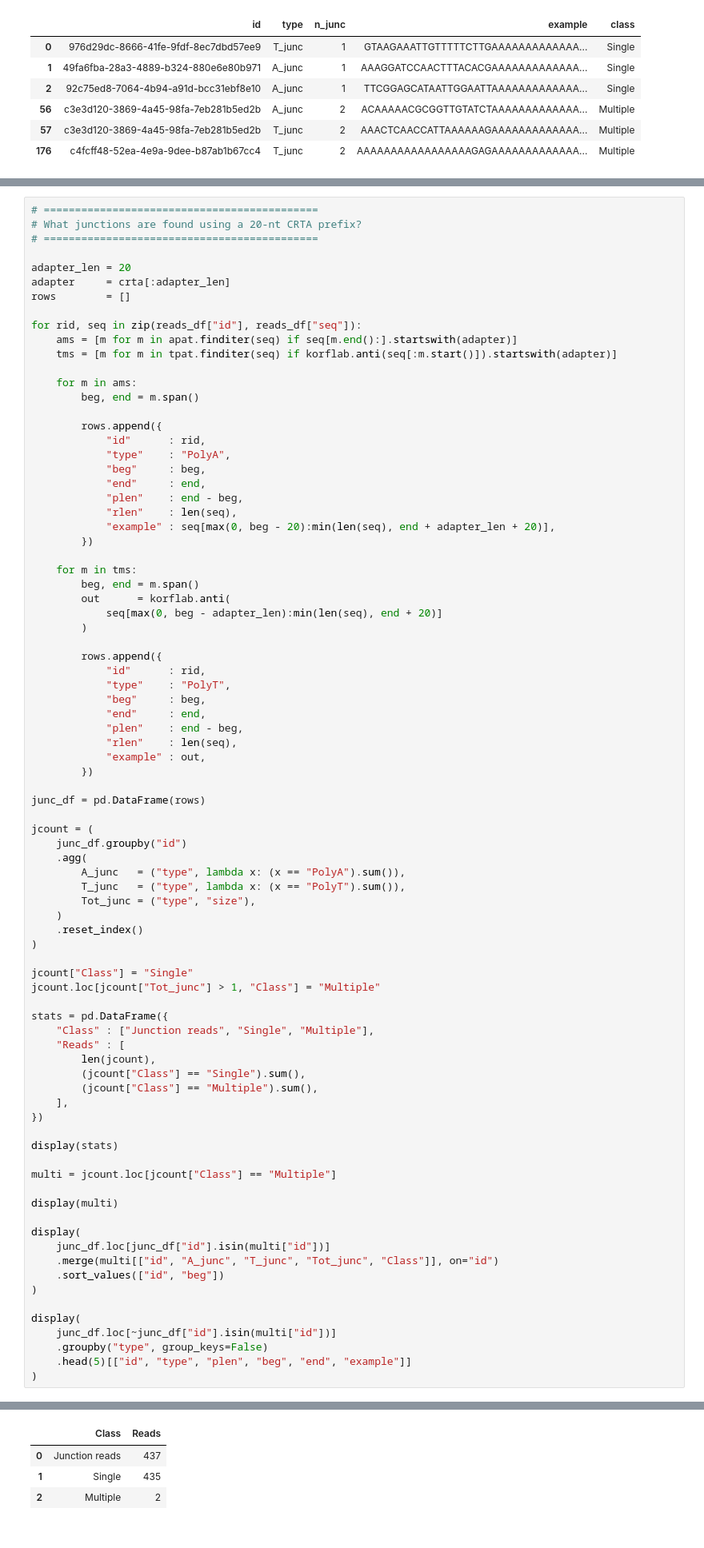
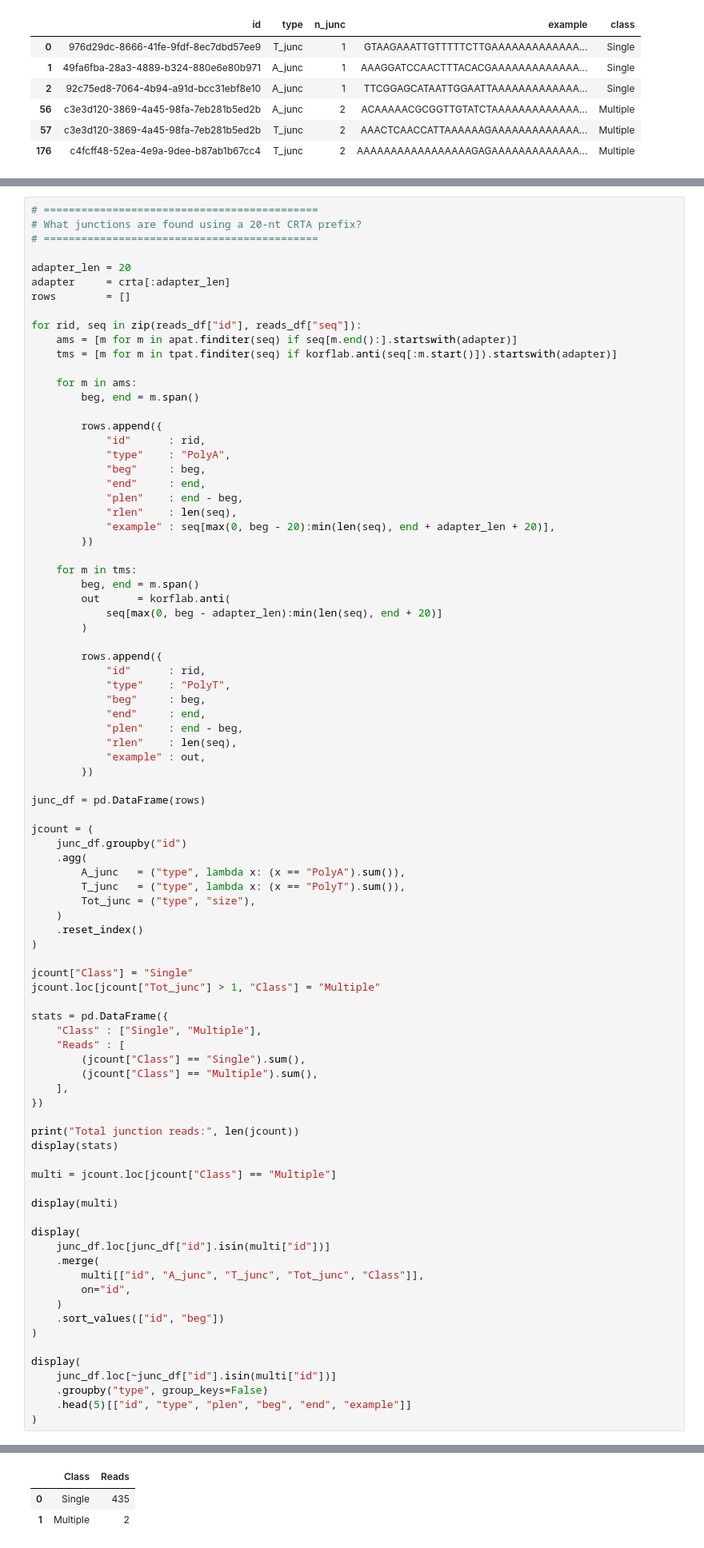
Before and after one commit to ih-11/hmm-3end, a Jupyter notebook: notebooks/qcfastq.ipynb, the cells around one changed output, grey strips where cells are left out. Shown at 80% size. Drawn from its saved outputs; the diff is of its cells as text.

```diff
--- a/notebooks/qcfastq.ipynb
+++ b/notebooks/qcfastq.ipynb
@@ -853,14 +853,14 @@ jcount["Class"] = "Single"
 jcount.loc[jcount["Tot_junc"] > 1, "Class"] = "Multiple"
 
 stats = pd.DataFrame({
-	"Class" : ["Junction reads", "Single", "Multiple"],
+	"Class" : ["Single", "Multiple"],
 	"Reads" : [
-		len(jcount),
 		(jcount["Class"] == "Single").sum(),
 		(jcount["Class"] == "Multiple").sum(),
 	],
 })
 
+print("Total junction reads:", len(jcount))
 display(stats)
 
 multi = jcount.loc[jcount["Class"] == "Multiple"]
@@ -869,7 +869,10 @@ display(multi)
 
 display(
 	junc_df.loc[junc_df["id"].isin(multi["id"])]
-	.merge(multi[["id", "A_junc", "T_junc", "Tot_junc", "Class"]], on="id")
+	.merge(
+		multi[["id", "A_junc", "T_junc", "Tot_junc", "Class"]],
+		on="id",
+	)
 	.sort_values(["id", "beg"])
 )
 
@@ -882,7 +886,6 @@ display(
 |  | Class | Reads |
-| 0 | Junction reads | 437 |
-| 1 | Single | 435 |
-| 2 | Multiple | 2 |
+| 0 | Single | 435 |
+| 1 | Multiple | 2 |
 |  | id | A_junc | T_junc | Tot_junc | Class |
 | 329 | c3e3d120-3869-4a45-98fa-7eb281b5ed2b | 1 | 1 | 2 | Multiple |
 | 330 | c4fcff48-52ea-4e9a-9dee-b87ab1b67cc4 | 0 | 2 | 2 | Multiple |
```
Also changed, not shown: parts of 2 cells of this notebook.
